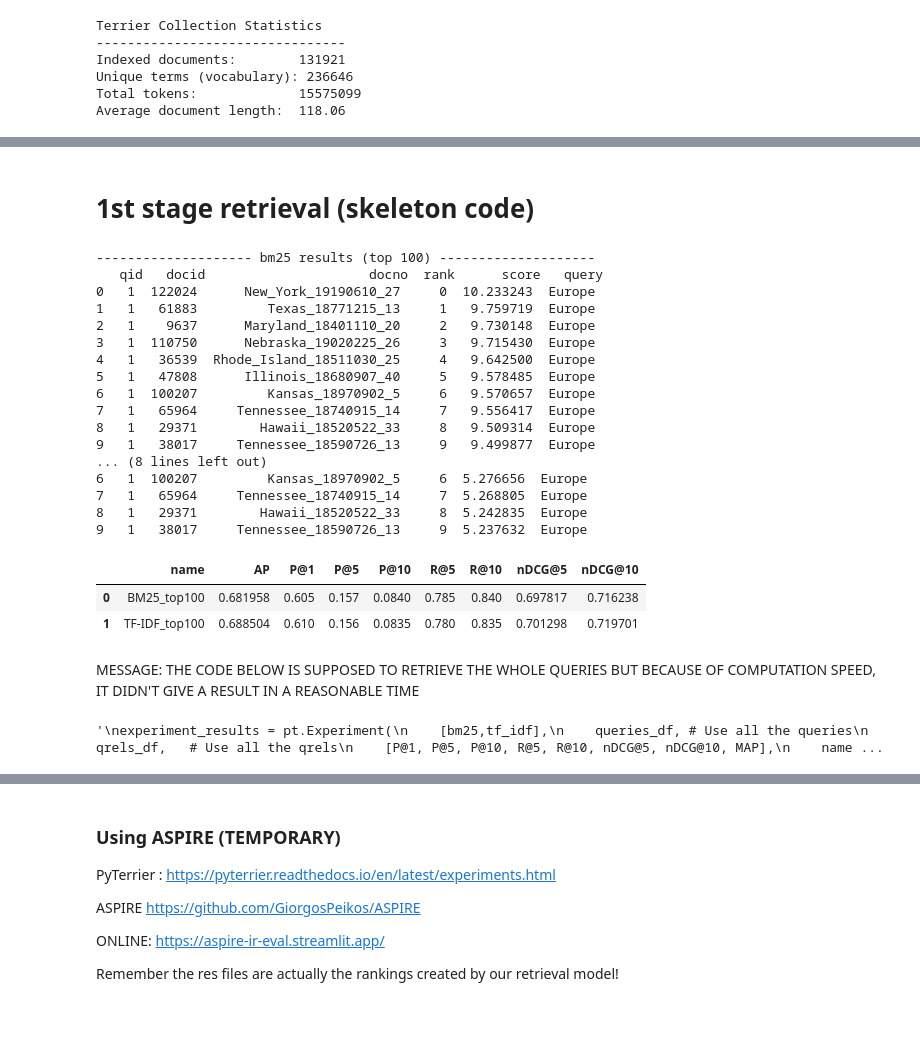
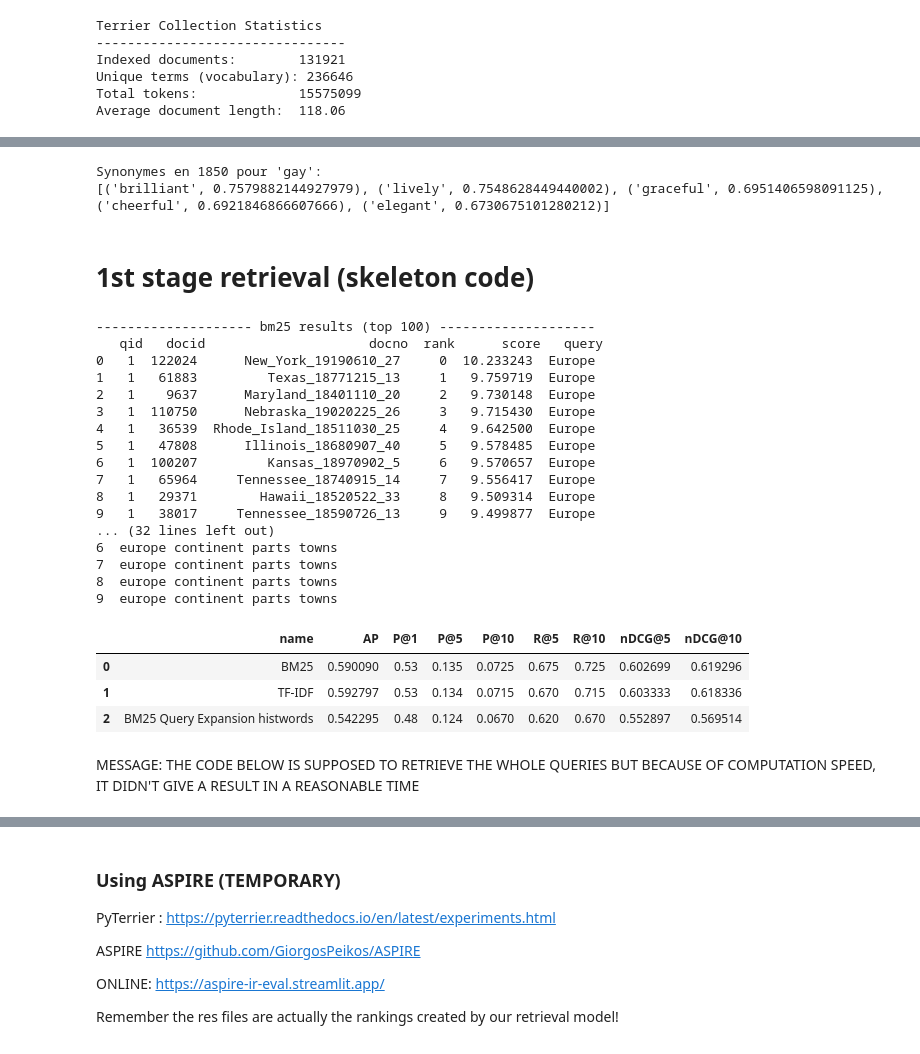
Before and after one commit to OmerSherman/IRProject, a Jupyter notebook: Historical News Question Answering.ipynb, the cells around one changed output, grey strips where cells are left out. Saved outputs shown, nothing was run; the diff lists cells and outputs as text; code cells hidden in the pictures; blank space fills up the shorter version.

Commit message:
feat: add query expansion histwords

```diff
--- a/Historical News Question Answering.ipynb
+++ b/Historical News Question Answering.ipynb
@@ -371,29 +413,50 @@ Average document length:  118.06
+# %%
+word = "gay"
+if word in hist_model:
+    print(f"Synonymes en 1850 pour '{word}':")
+    print(hist_model.most_similar(word, topn=5))
+# %% [output]
+Synonymes en 1850 pour 'gay':
+[('brilliant', 0.7579882144927979), ('lively', 0.7548628449440002), ('graceful', 0.6951406598091125), ('cheerful', 0.6921846866607666), ('elegant', 0.6730675101280212)]
+# %%
+def hist_expansion_logic(row):
+  n_words = 3
+  confidence=0.5
+  original_query = row['query']
+  words = original_query.lower().replace('?', '').split()
+  expanded_terms = list(words)
+
+  for word in words:
+    if word in hist_model:
+      similars = hist_model.most_similar(word, topn=n_words)
+      for sim_word, score in similars:
+        if score > confidence:
+          if sim_word not in expanded_terms:
+            expanded_terms.append(sim_word)
+
+    return " ".join(expanded_terms)
+
+hist_qe = pt.apply.query(hist_expansion_logic)
 # %% [markdown]
 # 1st stage retrieval (skeleton code)
 # %%
 # First stage retriver with BM25
 bm25 = pt.terrier.Retriever(index, wmodel="BM25")
 tf_idf = pt.terrier.Retriever(index, wmodel="TF_IDF")
+bm25_hist_qe = hist_qe >> bm25
 # %%
 from pyterrier.measures import P, MAP, R, nDCG
 import pyterrier as pt # Ensure pyterrier is imported as pt
 
-# First stage retriver with BM25
-bm25 = pt.terrier.Retriever(index, wmodel="BM25")
-tf_idf = pt.terrier.Retriever(index, wmodel="TF_IDF")
-
-# Define pipelines with truncation for faster experimentation using the topK operator
-bm25_pipeline = bm25 % 100
-tf_idf_pipeline = tf_idf % 100
-
 #testing the engine
 query = "Europe"
-bm25_results = bm25_pipeline.search(query)
-tf_idf_results = tf_idf_pipeline.search(query)
-
+bm25_results = bm25.search(query)
+tf_idf_results = tf_idf.search(query)
+bm25_hist_qe_results = bm25_hist_qe.search(query)
 #show first 10 results
 print('-------------------- bm25 results (top 100) --------------------\n',bm25_results.head(10))
 print('-------------------- tf_idf results (top 100) --------------------\n',tf_idf_results.head(10))
+print('-------------------- bm25_hist_qe results (top 100) --------------------\n',bm25_hist_qe_results.head(10))
 
 # Convert queries and qrels to pandas DataFrames
 queries_df = pd.DataFrame(queries)
@@ -404,52 +467,50 @@ queries_df = queries_df.rename(columns={"query_id": "qid", "question": "query"})
 qrels_df = qrels_df.rename(columns={"query_id": "qid", "para_id": "docno"})
 
 # WARNING taking the whole queries will take a long time
 # --- Use a subset of queries for faster computation,  ---
 num_queries_subset = 200 # You can adjust this number
 
 queries_subset_df = queries_df.head(num_queries_subset)
 qrels_subset_df = qrels_df[qrels_df['qid'].isin(queries_subset_df['qid'])].copy()
 
 experiment_results = pt.Experiment(
-    [bm25_pipeline, tf_idf_pipeline],
+    [bm25, tf_idf, bm25_hist_qe],
     queries_subset_df, # Use the subset of queries
     qrels_subset_df,   # Use the filtered qrels for the subset
     [P@1, P@5, P@10, R@5, R@10, nDCG@5, nDCG@10, MAP],
-    names=["BM25_top100","TF-IDF_top100"],
+    names=["BM25","TF-IDF","BM25 Query Expansion histwords"]
 )
 
 display(experiment_results)
 # %% [output]
 -------------------- bm25 results (top 100) --------------------
    qid   docid                     docno  rank      score   query
 0   1  122024      New_York_19190610_27     0  10.233243  Europe
 1   1   61883         Texas_18771215_13     1   9.759719  Europe
 2   1    9637      Maryland_18401110_20     2   9.730148  Europe
 3   1  110750      Nebraska_19020225_26     3   9.715430  Europe
 4   1   36539  Rhode_Island_18511030_25     4   9.642500  Europe
 5   1   47808      Illinois_18680907_40     5   9.578485  Europe
 6   1  100207         Kansas_18970902_5     6   9.570657  Europe
 7   1   65964     Tennessee_18740915_14     7   9.556417  Europe
 8   1   29371        Hawaii_18520522_33     8   9.509314  Europe
 9   1   38017     Tennessee_18590726_13     9   9.499877  Europe
-... (8 lines left out)
-6   1  100207         Kansas_18970902_5     6  5.276656  Europe
-7   1   65964     Tennessee_18740915_14     7  5.268805  Europe
-8   1   29371        Hawaii_18520522_33     8  5.242835  Europe
-9   1   38017     Tennessee_18590726_13     9  5.237632  Europe
+... (32 lines left out)
+6  europe continent parts towns
+7  europe continent parts towns
+8  europe continent parts towns
+9  europe continent parts towns
 |  | name | AP | P@1 | P@5 | P@10 | R@5 | R@10 | nDCG@5 | nDCG@10 |
-| 0 | BM25_top100 | 0.681958 | 0.605 | 0.157 | 0.0840 | 0.785 | 0.840 | 0.697817 | 0.716238 |
-| 1 | TF-IDF_top100 | 0.688504 | 0.610 | 0.156 | 0.0835 | 0.780 | 0.835 | 0.701298 | 0.719701 |
+| 0 | BM25 | 0.590090 | 0.53 | 0.135 | 0.0725 | 0.675 | 0.725 | 0.602699 | 0.619296 |
+| 1 | TF-IDF | 0.592797 | 0.53 | 0.134 | 0.0715 | 0.670 | 0.715 | 0.603333 | 0.618336 |
+| 2 | BM25 Query Expansion histwords | 0.542295 | 0.48 | 0.124 | 0.0670 | 0.620 | 0.670 | 0.552897 | 0.569514 |
 # %% [markdown]
 MESSAGE: THE CODE BELOW IS SUPPOSED TO RETRIEVE THE WHOLE QUERIES BUT BECAUSE OF COMPUTATION SPEED, IT DIDN'T GIVE A RESULT IN A REASONABLE TIME
 # %%
-"""
 experiment_results = pt.Experiment(
-    [bm25,tf_idf],
+    [bm25,tf_idf,bm25_hist_qe],
     queries_df, # Use all the queries
     qrels_df,   # Use all the qrels
     [P@1, P@5, P@10, R@5, R@10, nDCG@5, nDCG@10, MAP],
-    names=["BM25","TF-IDF"],
-)"""
+    names=["BM25","TF-IDF","BM25 Query Expansion histwords"]
+)
-# %% [output]
-'\nexperiment_results = pt.Experiment(\n    [bm25,tf_idf],\n    queries_df, # Use all the queries\n    qrels_df,   # Use all the qrels\n    [P@1, P@5, P@10, R@5, R@10, nDCG@5, nDCG@10, MAP],\n    name ...
```
Also changed, not shown: parts of 13 cells of this notebook.
